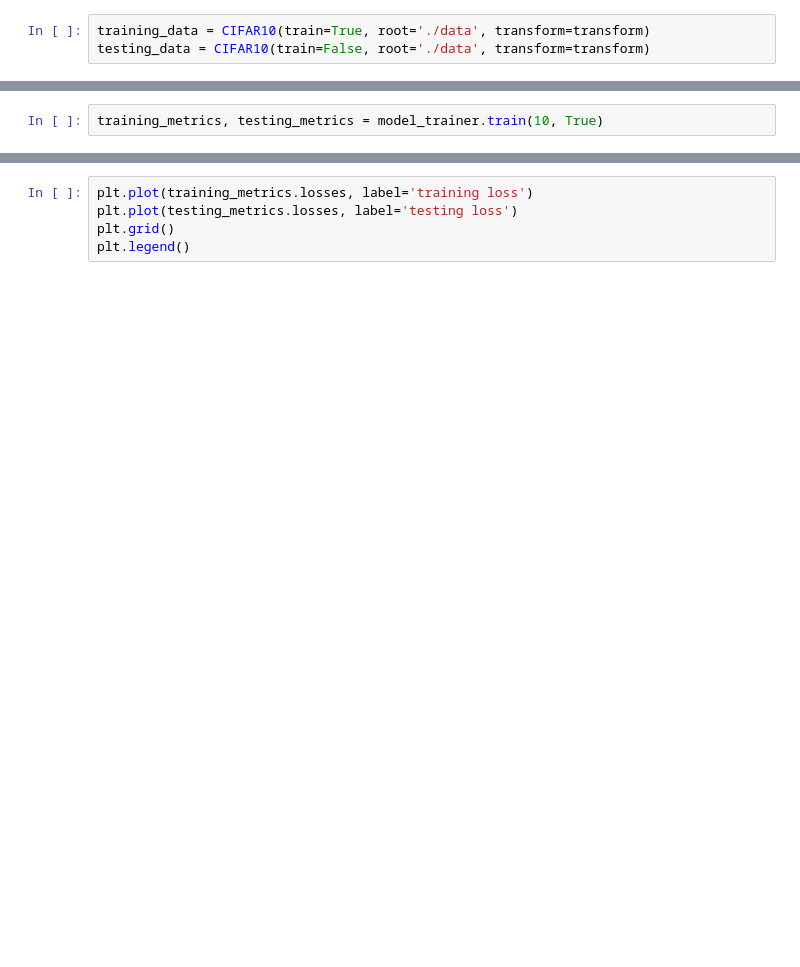
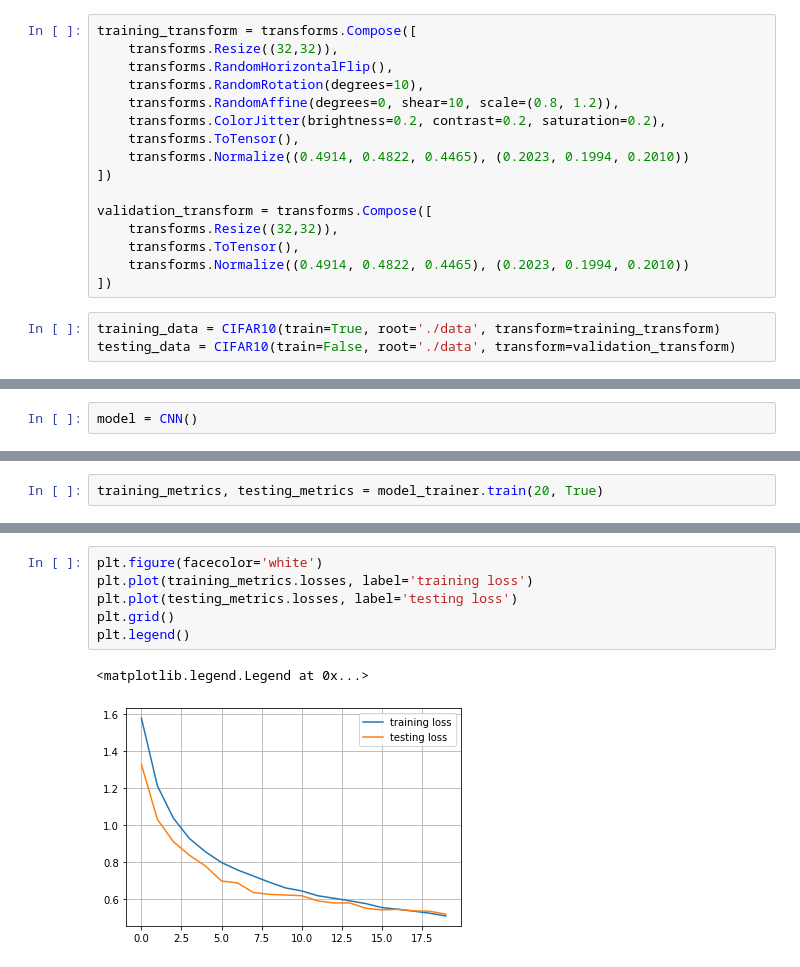
Before and after one commit to raghuvanshraj/CIFAR10, a Jupyter notebook: main.ipynb, the cells around one changed output, grey strips where cells are left out. Cells and saved outputs as stored; diff of their text form; blank space fills up the shorter version.

```diff
--- a/main.ipynb
+++ b/main.ipynb
@@ -21,4 +13,20 @@ transform = transforms.Compose([
+# %%
+training_transform = transforms.Compose([
+    transforms.Resize((32,32)),
+    transforms.RandomHorizontalFlip(),
+    transforms.RandomRotation(degrees=10),
+    transforms.RandomAffine(degrees=0, shear=10, scale=(0.8, 1.2)),
+    transforms.ColorJitter(brightness=0.2, contrast=0.2, saturation=0.2),
+    transforms.ToTensor(),
+    transforms.Normalize((0.4914, 0.4822, 0.4465), (0.2023, 0.1994, 0.2010))
+])
+
+validation_transform = transforms.Compose([
+    transforms.Resize((32,32)),
+    transforms.ToTensor(),
+    transforms.Normalize((0.4914, 0.4822, 0.4465), (0.2023, 0.1994, 0.2010))
+])
 # %%
-training_data = CIFAR10(train=True, root='./data', transform=transform)
-testing_data = CIFAR10(train=False, root='./data', transform=transform)
+training_data = CIFAR10(train=True, root='./data', transform=training_transform)
+testing_data = CIFAR10(train=False, root='./data', transform=validation_transform)
 # %% [output]
@@ -28,0 +39,2 @@ len(training_data), len(testing_data)
+# %%
+model = CNN()
@@ -39,2 +73,2 @@ model_trainer = ModelTrainer(
 # %%
-training_metrics, testing_metrics = model_trainer.train(10, True)
+training_metrics, testing_metrics = model_trainer.train(20, True)
@@ -41,6 +93,10 @@ training_metrics, testing_metrics = model_trainer.train(10, True)
 # %%
+plt.figure(facecolor='white')
 plt.plot(training_metrics.losses, label='training loss')
 plt.plot(testing_metrics.losses, label='testing loss')
 plt.grid()
 plt.legend()
+# %% [output]
+<matplotlib.legend.Legend at 0x...>
+[figure, added]
 # %%
```
Also changed, not shown: parts of 10 cells of this notebook, 7 other files.
